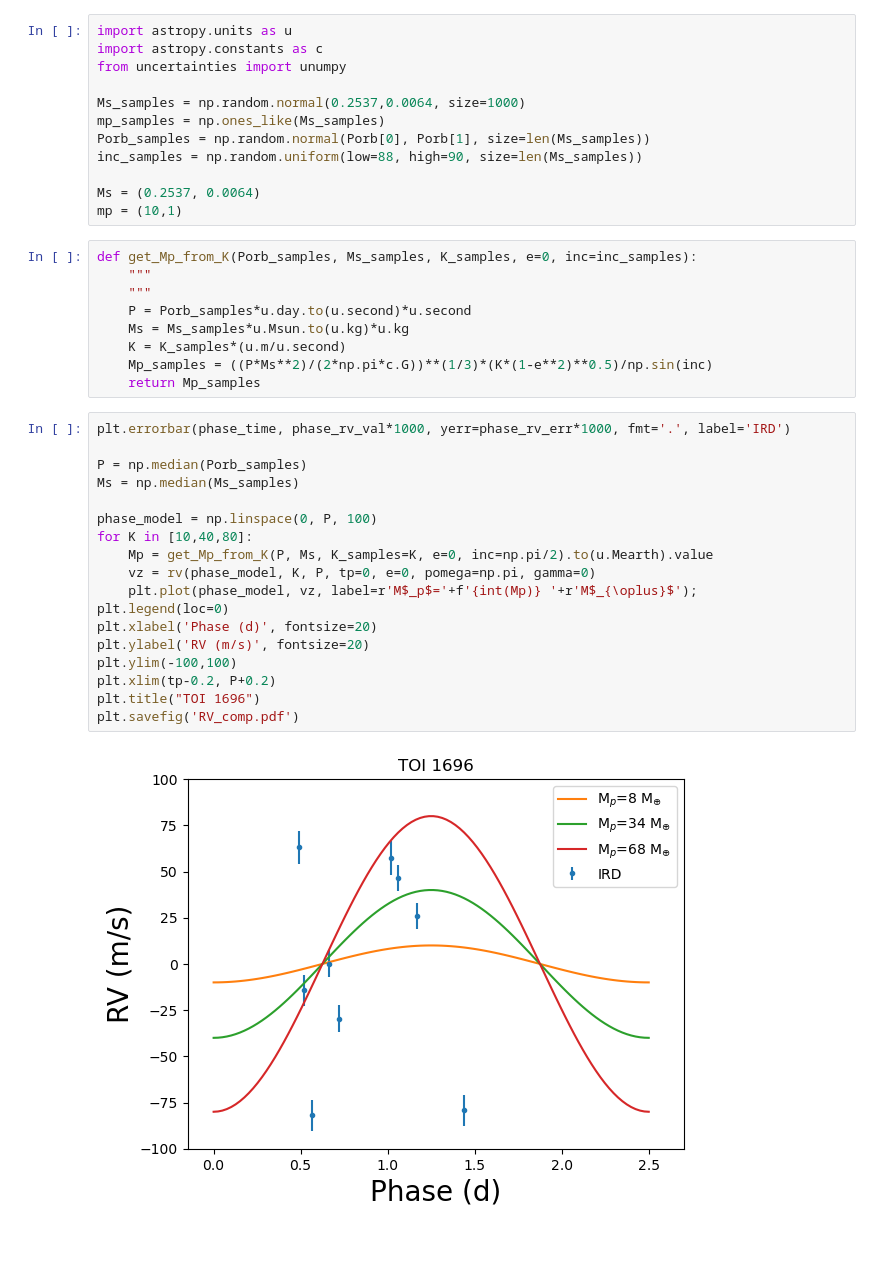
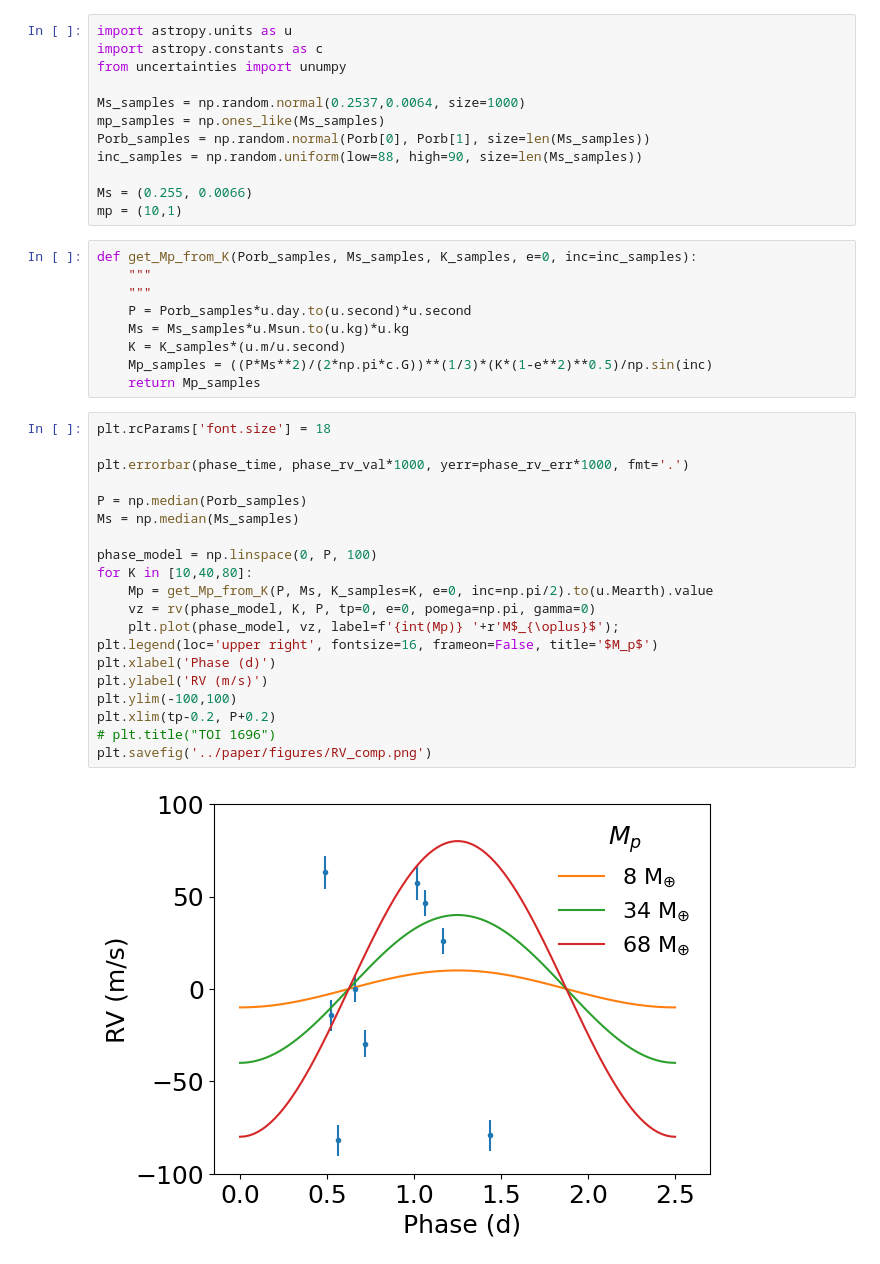
Before and after one commit to jpdeleon/toi1696, a Jupyter notebook: notebooks/rv_companion_mass_upper_limit.ipynb, the cells around one changed output. Saved outputs shown, nothing was run; the diff lists cells and outputs as text.

```diff
--- a/notebooks/rv_companion_mass_upper_limit.ipynb
+++ b/notebooks/rv_companion_mass_upper_limit.ipynb
@@ -134,7 +134,7 @@ mp_samples = np.ones_like(Ms_samples)
 Porb_samples = np.random.normal(Porb[0], Porb[1], size=len(Ms_samples))
 inc_samples = np.random.uniform(low=88, high=90, size=len(Ms_samples))
 
-Ms = (0.2537, 0.0064)
+Ms = (0.255, 0.0066)
 mp = (10,1)
 # %%
 def get_Mp_from_K(Porb_samples, Ms_samples, K_samples, e=0, inc=inc_samples):
@@ -146,22 +146,24 @@ def get_Mp_from_K(Porb_samples, Ms_samples, K_samples, e=0, inc=inc_samples):
     Mp_samples = ((P*Ms**2)/(2*np.pi*c.G))**(1/3)*(K*(1-e**2)**0.5)/np.sin(inc)
     return Mp_samples
 # %%
-plt.errorbar(phase_time, phase_rv_val*1000, yerr=phase_rv_err*1000, fmt='.', label='IRD')
+plt.rcParams['font.size'] = 18
+
+plt.errorbar(phase_time, phase_rv_val*1000, yerr=phase_rv_err*1000, fmt='.')
 
 P = np.median(Porb_samples)
 Ms = np.median(Ms_samples)
 
 phase_model = np.linspace(0, P, 100)
 for K in [10,40,80]:
     Mp = get_Mp_from_K(P, Ms, K_samples=K, e=0, inc=np.pi/2).to(u.Mearth).value
     vz = rv(phase_model, K, P, tp=0, e=0, pomega=np.pi, gamma=0)
-    plt.plot(phase_model, vz, label=r'M$_p$='+f'{int(Mp)} '+r'M$_{\oplus}$');
-plt.legend(loc=0)
-plt.xlabel('Phase (d)', fontsize=20)
-plt.ylabel('RV (m/s)', fontsize=20)
+    plt.plot(phase_model, vz, label=f'{int(Mp)} '+r'M$_{\oplus}$');
+plt.legend(loc='upper right', fontsize=16, frameon=False, title='$M_p$')
+plt.xlabel('Phase (d)')
+plt.ylabel('RV (m/s)')
 plt.ylim(-100,100)
 plt.xlim(tp-0.2, P+0.2)
-plt.title("TOI 1696")
-plt.savefig('RV_comp.pdf')
+# plt.title("TOI 1696")
+plt.savefig('../paper/figures/RV_comp.png')
 # %% [output]
-[figure, old version]
+[figure, new version]
```
Also changed, not shown: 8 other files.
